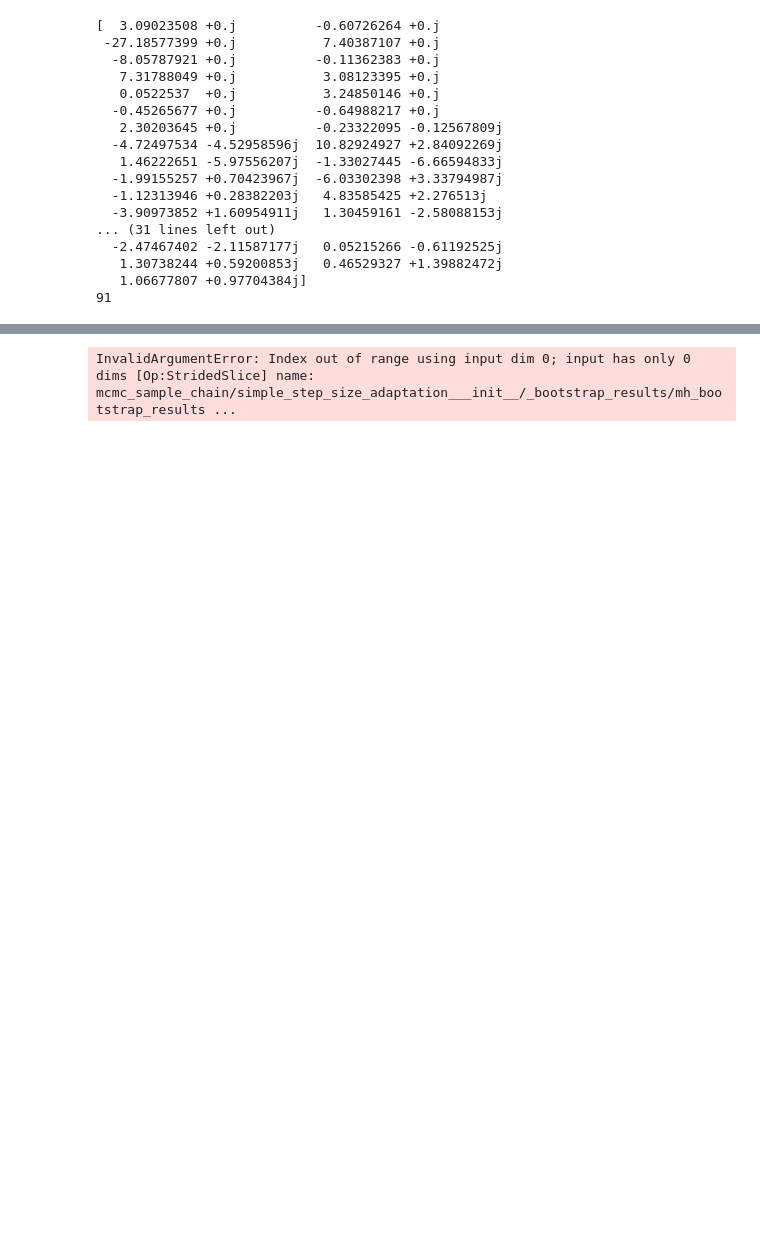
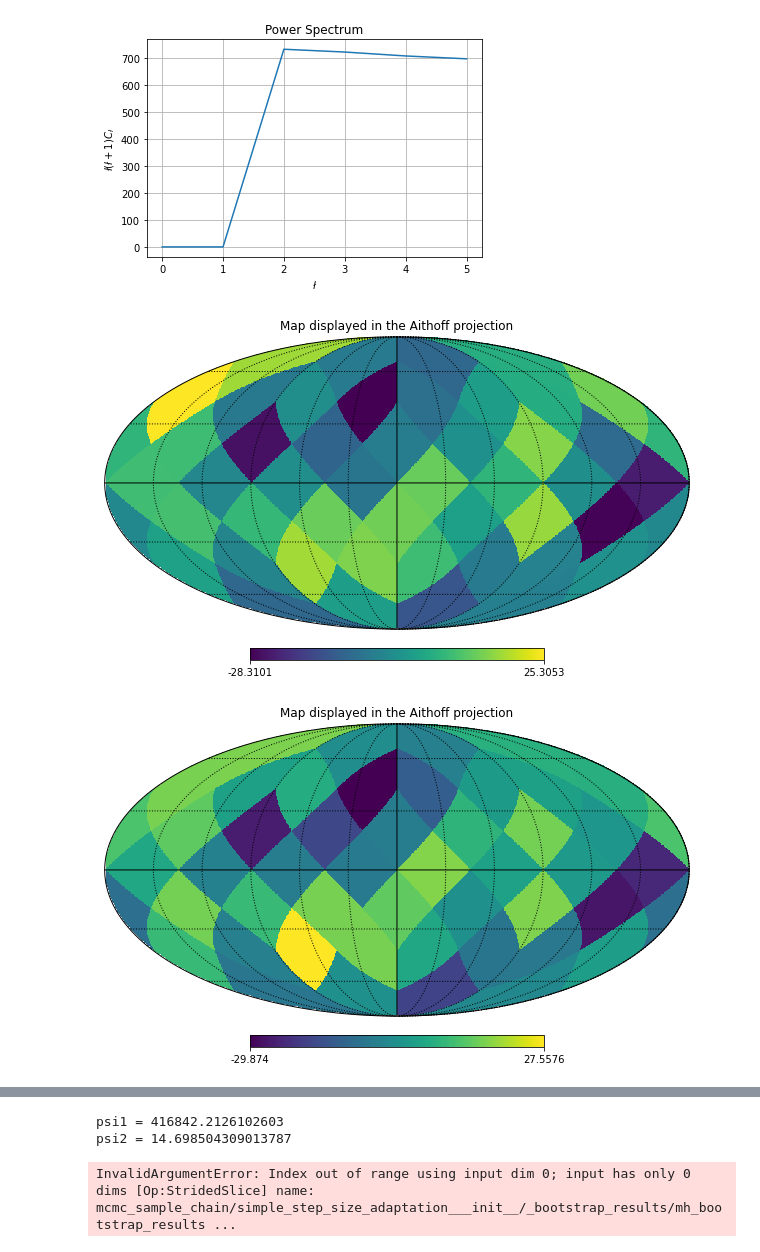
Before and after one commit to Oscar-Hickman/Cosmology-from-the-CMB-with-advanced-sampling-techniques, a Jupyter notebook: Main.ipynb, the cells around one changed output, grey strips where cells are left out. Cells and saved outputs as stored; diff of their text form; code cells hidden in the pictures; blank space fills up the shorter version.

```diff
--- a/Main.ipynb
+++ b/Main.ipynb
@@ -187,22 +242,0 @@ plotpwrspctrm(CLestimate2) #plots the estimated power spectrum.
-# %%
-a = almsmooth(alms1)
-print(a)
-print(len(a))
-# %% [output]
-[  3.09023508 +0.j          -0.60726264 +0.j
- -27.18577399 +0.j           7.40387107 +0.j
-  -8.05787921 +0.j          -0.11362383 +0.j
-   7.31788049 +0.j           3.08123395 +0.j
-   0.0522537  +0.j           3.24850146 +0.j
-  -0.45265677 +0.j          -0.64988217 +0.j
-   2.30203645 +0.j          -0.23322095 -0.12567809j
-  -4.72497534 -4.52958596j  10.82924927 +2.84092269j
-   1.46222651 -5.97556207j  -1.33027445 -6.66594833j
-  -1.99155257 +0.70423967j  -6.03302398 +3.33794987j
-  -1.12313946 +0.28382203j   4.83585425 +2.276513j
-  -3.90973852 +1.60954911j   1.30459161 -2.58088153j
-... (31 lines left out)
-  -2.47467402 -2.11587177j   0.05215266 -0.61192525j
-   1.30738244 +0.59200853j   0.46529327 +1.39882472j
-   1.06677807 +0.97704384j]
-91
@@ -223,0 +243,23 @@ def psi(_noisemap): #unnormalised log probability
+# %%
+parameters3 = [67.74, 0.0486, 0.2589, 0.06, 0.0, 0.066] #cosmological parameters.
+lmax3 = 6  #lmax value wanted from data
+NSIDE3 = int(lmax3/3)  #len(cls1)/3   #3*nside = len(cls)
+n3 = np.linspace(5,5,(12*(NSIDE3)**2))
+Ninv3 = []
+for i in range(len(n3)):
+    Ninv3.append(1/(n3[i]**2)) #finds the inverse noise matrix
+
+cls3 = call_CAMB_map(parameters3, lmax3) #power spectrum for the given parameters and lmax.
+plotpwrspctrm(cls3) #plot of the power spectrum.
+map3 = hpcltomap(cls3, NSIDE3)  #generates a map from the power spectrum
+map3 = hpmapsmooth(map3, lmax3) #applies a gaussian beam smoother to the map
+aithoffmap(map3) #plots the map
+noisemap3 = noisemap(map3,n3[0]) #adds noise to the map
+aithoffmap(noisemap3[0]) #plots the map with noise
+alms3 = hpmaptoalm(noisemap3[0],lmax3) #computes the alms from the map with noise added.
+CLestimate3 = hpalmtocl(alms3, lmax3) #estimates the power spectrum from the given alms.
+plotpwrspctrm(CLestimate3) #plots the estimated power spectrum.
+# %% [output]
+[figure, added]
+[figure, added]
+[figure, added]
@@ -224,3 +267,11 @@ def psi(_noisemap): #unnormalised log probability
+# %%
+psi1 = psi(noisemap1, lmax1, Ninv1)
+psi2 = psi(noisemap2, lmax2, Ninv2)
+print('psi1 =', psi1)
+print('psi2 =', psi2)
+# %% [output]
+psi1 = 416842.2126102603
+psi2 = 14.698504309013787
 # %%
 #Initialise HMC kernal
 #tf.enable_eager_execution()
```
Also changed, not shown: parts of 18 cells of this notebook.
